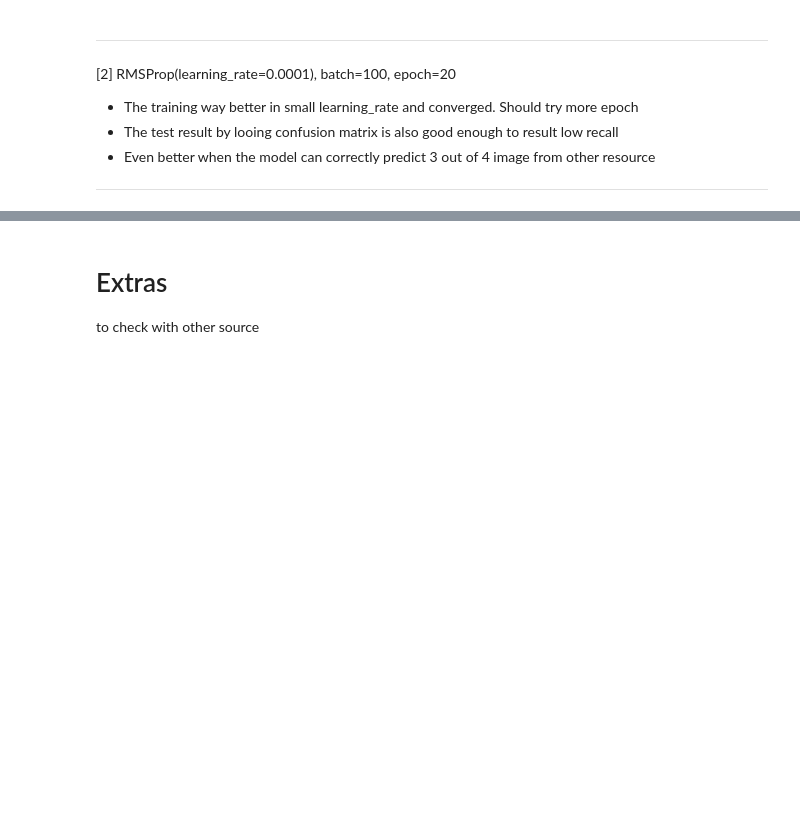
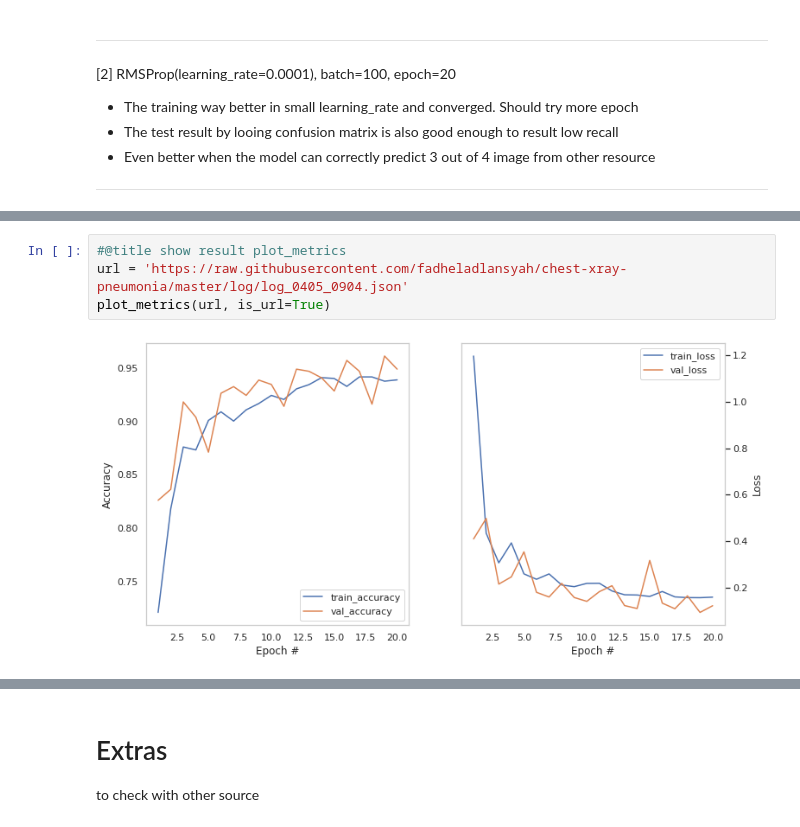
Before and after one commit to fadheladlansyah/chest-xray-pneumonia, a Jupyter notebook: eda.ipynb, the cells around one changed output, grey strips where cells are left out. Saved outputs shown, nothing was run; the diff lists cells and outputs as text; blank space fills up the shorter version.

```diff
--- a/eda.ipynb
+++ b/eda.ipynb
@@ -434,0 +464,6 @@ plt.tight_layout();
+# %%
+#@title show result plot_metrics
+url = 'https://raw.githubusercontent.com/fadheladlansyah/chest-xray-pneumonia/master/log/log_0405_0904.json'
+plot_metrics(url, is_url=True)
+# %% [output]
+[figure, added]
```
Also changed, not shown: parts of 28 cells of this notebook.
